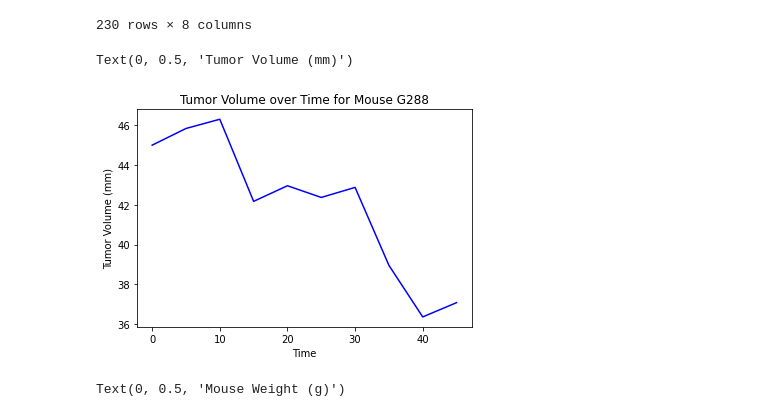
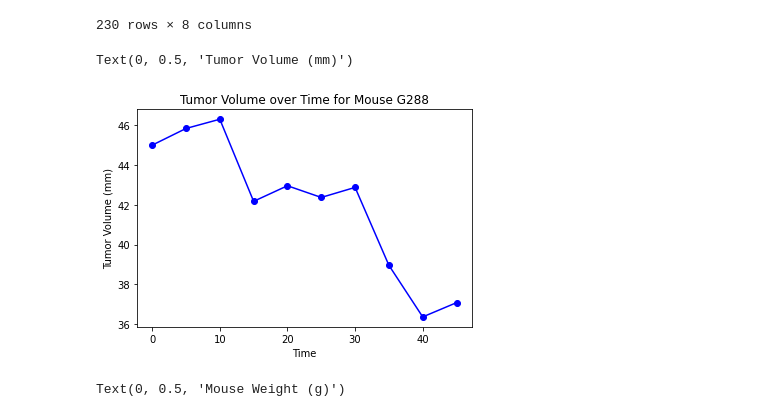
Before and after one commit to mattinglyjen/Matplotlib, a Jupyter notebook: Instructions/Pymaceuticals/pymaceuticals_starter.ipynb, the cells around one changed output. Cells and saved outputs as stored; diff of their text form; code cells hidden in the pictures.

Commit message:
added line and scatter plots

```diff
--- a/Instructions/Pymaceuticals/pymaceuticals_starter.ipynb
+++ b/Instructions/Pymaceuticals/pymaceuticals_starter.ipynb
@@ -397,17 +395,17 @@ capomulin_mouse
 # %%
 # Generate a line plot of tumor volume vs. time point for a mouse treated with Capomulin
 
 mouse_g288 = timepoint[timepoint["Mouse ID"]=='g288']
 g288_x = mouse_g288["Timepoint"]
 g288_y = mouse_g288["Tumor Volume (mm3)"]
 
-plt.plot(g288_x, g288_y, color="blue")
+plt.plot(g288_x, g288_y, color="blue", marker='o')
 plt.title("Tumor Volume over Time for Mouse G288")
 plt.xlabel("Time")
 plt.ylabel("Tumor Volume (mm)")
 # %% [output]
 Text(0, 0.5, 'Tumor Volume (mm)')
-[figure, old version]
+[figure, new version]
 # %%
 # Generate a scatter plot of average tumor volume vs. mouse weight for the Capomulin regimen
 x_axis = capomulin_mouse["Tumor Volume (mm3)"]
```
Also changed, not shown: parts of 1 cell of this notebook.
